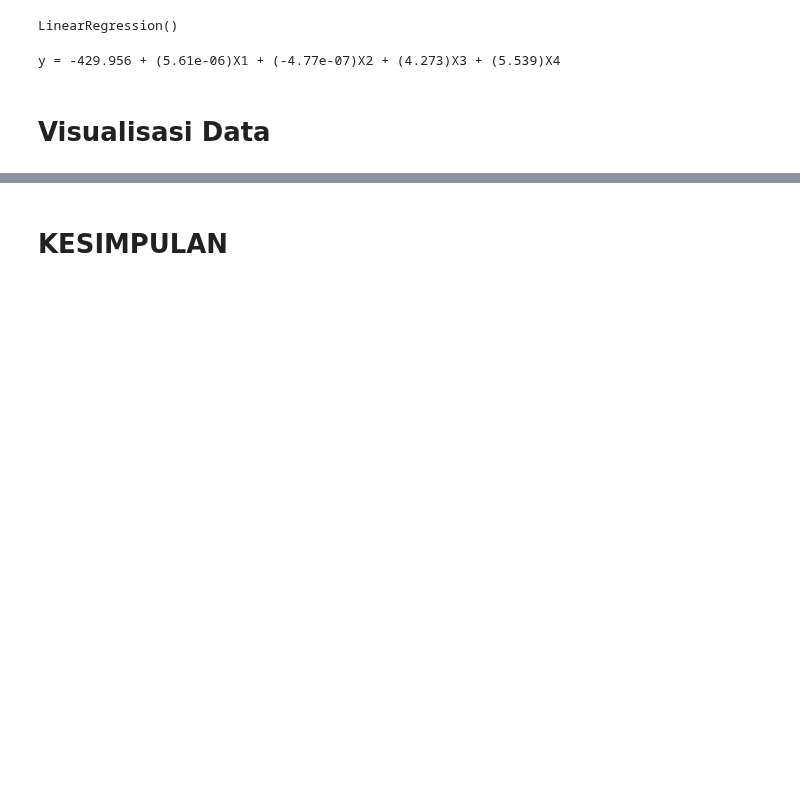
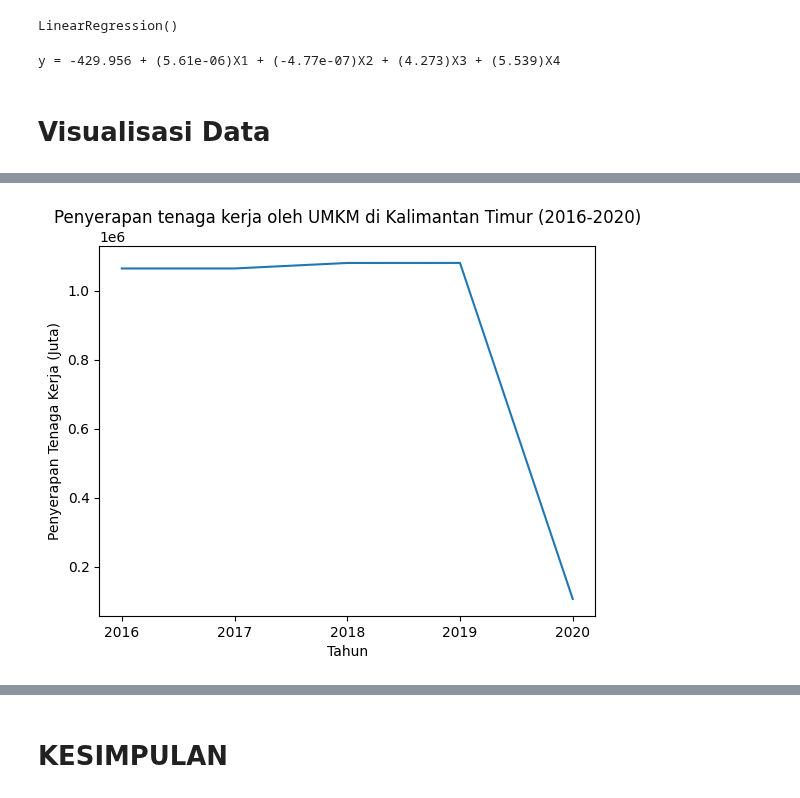
Before and after one commit to azureeeeeeeeeeee/project-bahasa-indonesia, a Jupyter notebook: test.ipynb, the cells around one changed output, grey strips where cells are left out. Saved outputs shown, nothing was run; the diff lists cells and outputs as text; code cells hidden in the pictures; blank space fills up the shorter version.

```diff
--- a/test.ipynb
+++ b/test.ipynb
@@ -130,0 +131,10 @@ plt.show()
+# %%
+# Visualisasi data penyerapan tenaga kerja
+plt.plot(df['tahun'], df['penyerapan_tenaga_kerja'])
+plt.xticks([int(tahun) for tahun in df['tahun']])
+plt.xlabel('Tahun')
+plt.ylabel('Penyerapan Tenaga Kerja (Juta)')
+plt.title('Penyerapan tenaga kerja oleh UMKM di Kalimantan Timur (2016-2020)')
+plt.show()
+# %% [output]
+[figure, added]
```
Also changed, not shown: parts of 3 cells of this notebook.
